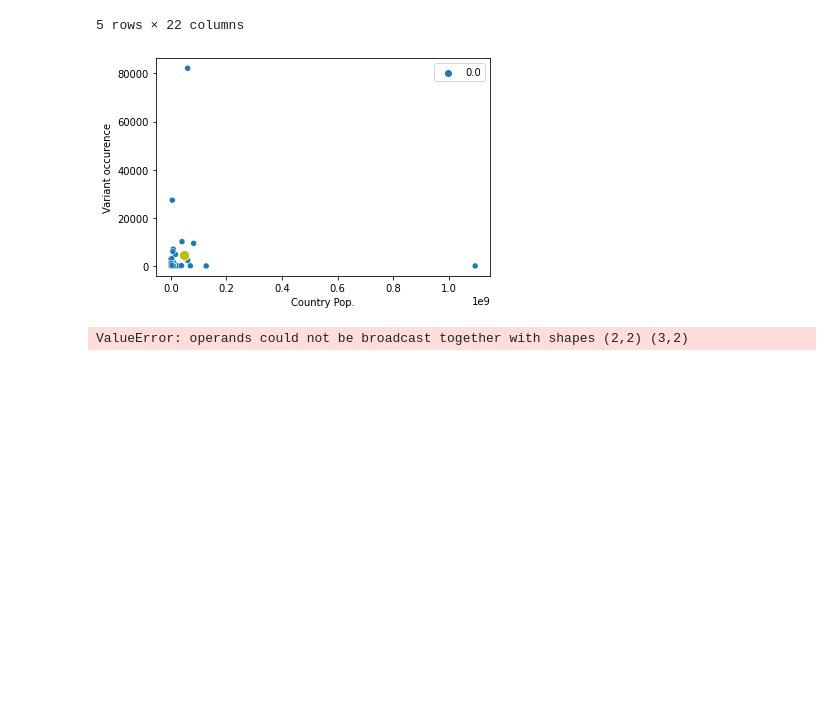
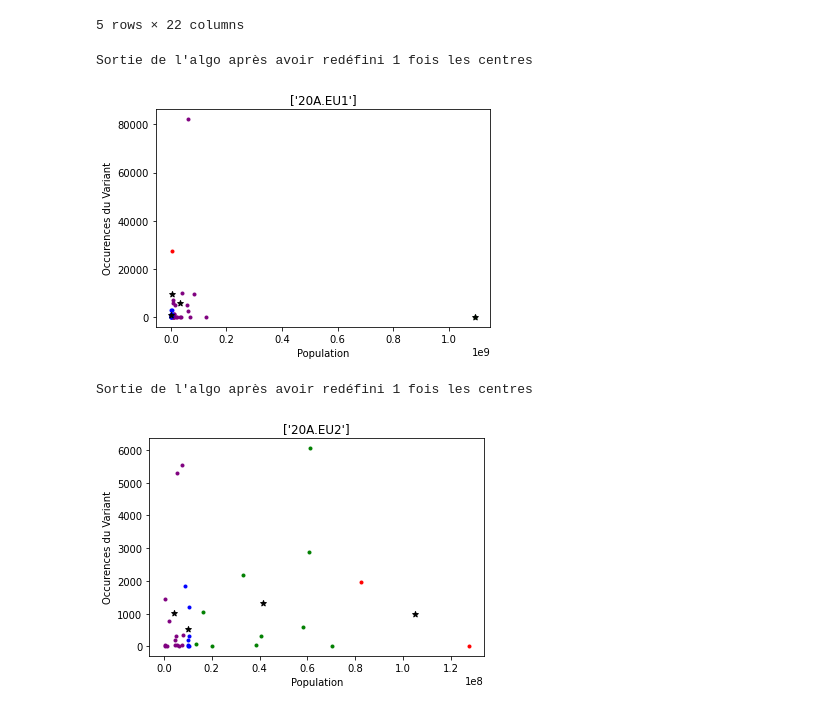
Before and after one commit to yadev83/pyco-variants, a Jupyter notebook: PyCo-Variants.ipynb, the cells around one changed output. Cells and saved outputs as stored; diff of their text form; code cells hidden in the pictures; blank space fills up the shorter version.

Commit message:
Refactored kmeans fct and notebook

```diff
--- a/PyCo-Variants.ipynb
+++ b/PyCo-Variants.ipynb
@@ -50,16 +50,14 @@ for name, subdf in dataFrame.groupby('variant'):
     subdf['Country_id'] = pd.factorize(subdf.Country)[0] + 1
     groupedByVariant.append(subdf[subdf['num_seqs'] > 15])
 # %%
-from kmeans import kmeans
+from kmeans import kmeans, draw_clusters
 k = 4
 for variantDF in groupedByVariant:
-    X = variantDF[['Population', 'num_seqs']]
-    centroids, cluster = kmeans(X, k)
-    sns.scatterplot(X.iloc[:, 0], X.iloc[:, 1], hue=cluster)
-    sns.scatterplot(centroids[:,0], centroids[:, 1], s=100, color='y')
-    plt.xlabel('Country Pop.')
-    plt.ylabel('Variant occurence')
-    plt.show()
+    X = variantDF[['Population', 'num_seqs']].values
+    clusters, centroids = kmeans(X, k, 10)
+    draw_clusters(X, clusters, centroids, variantDF.variant.unique(), 'Population', 'Occurences du Variant')
 # %% [output]
+Sortie de l'algo après avoir redéfini 1 fois les centres
-[figure, old version]
+[figure, new version]
-ValueError: operands could not be broadcast together with shapes (2,2) (3,2)
+Sortie de l'algo après avoir redéfini 1 fois les centres
+[figure, added]
```
Also changed, not shown: 1 other file.
